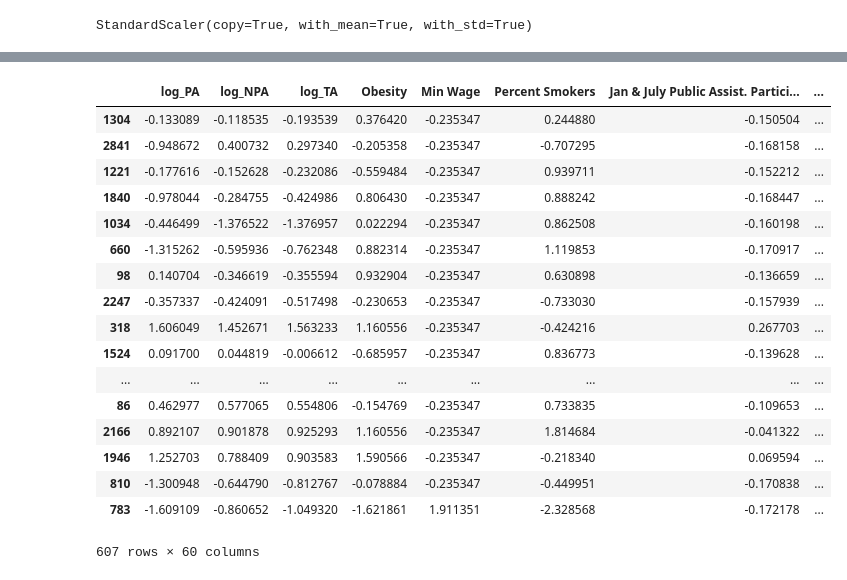
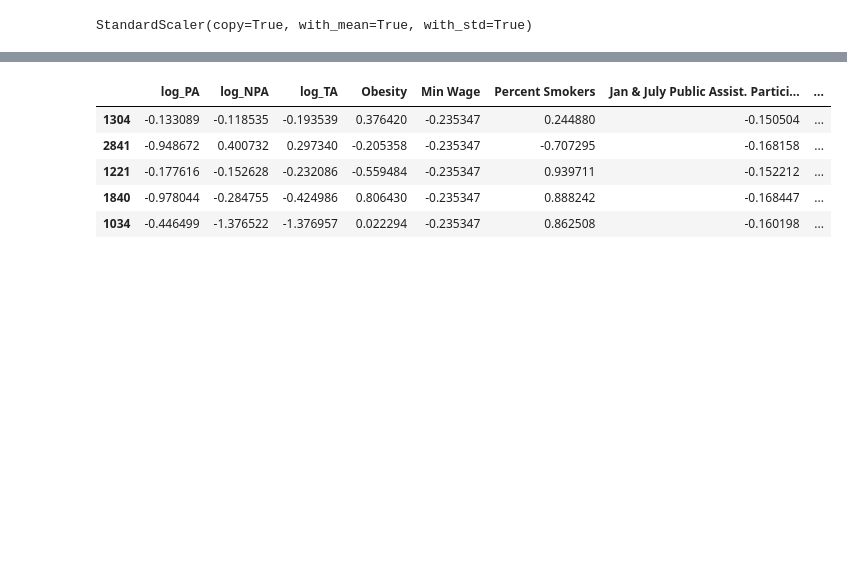
Before and after one commit to aulorbe/Life-Expectancy-In-The-US, a Jupyter notebook: feature_engineering.ipynb, the cells around one changed output, grey strips where cells are left out. Saved outputs shown, nothing was run; the diff lists cells and outputs as text; code cells hidden in the pictures; blank space fills up the shorter version.

```diff
--- a/feature_engineering.ipynb
+++ b/feature_engineering.ipynb
@@ -133,31 +130,19 @@ X_train_final.head()
 # %%
-# Actually creating a new dataframe only containing the scaled x training values (ie x training values w/o dummies)
+# Actually creating a new dataframe only containing the scaled x test values (ie x test values w/o dummies)
 X_test_scaled_no_dummy = pd.DataFrame(scaler.transform(X_test_no_dummy), columns=X_test_no_dummy.columns, index=X_test_no_dummy.index)
 
-# Just getting the dummies from the x training data
+# Just getting the dummies from the x test data
 X_test_only_dums = X_test.iloc[:,10:]
 
-# Joining the non-dummy x training data w/the dummy x training data since we have now scaled everything that needs to be scaled in x training data
+# Joining the non-dummy x test data w/the dummy x test data since we have now scaled everything that needs to be scaled in x test data
 X_test_final = X_test_scaled_no_dummy.join(X_test_only_dums, how='outer').dropna()
 
 # This is what it looks like
-X_test_final
+X_test_final.head()
 # %% [output]
 |  | log_PA | log_NPA | log_TA | Obesity | Min Wage | Percent Smokers | Jan & July Public Assist. Partici... | ... |
 | 1304 | -0.133089 | -0.118535 | -0.193539 | 0.376420 | -0.235347 | 0.244880 | -0.150504 | ... |
 | 2841 | -0.948672 | 0.400732 | 0.297340 | -0.205358 | -0.235347 | -0.707295 | -0.168158 | ... |
 | 1221 | -0.177616 | -0.152628 | -0.232086 | -0.559484 | -0.235347 | 0.939711 | -0.152212 | ... |
 | 1840 | -0.978044 | -0.284755 | -0.424986 | 0.806430 | -0.235347 | 0.888242 | -0.168447 | ... |
 | 1034 | -0.446499 | -1.376522 | -1.376957 | 0.022294 | -0.235347 | 0.862508 | -0.160198 | ... |
-| 660 | -1.315262 | -0.595936 | -0.762348 | 0.882314 | -0.235347 | 1.119853 | -0.170917 | ... |
-| 98 | 0.140704 | -0.346619 | -0.355594 | 0.932904 | -0.235347 | 0.630898 | -0.136659 | ... |
-| 2247 | -0.357337 | -0.424091 | -0.517498 | -0.230653 | -0.235347 | -0.733030 | -0.157939 | ... |
-| 318 | 1.606049 | 1.452671 | 1.563233 | 1.160556 | -0.235347 | -0.424216 | 0.267703 | ... |
-| 1524 | 0.091700 | 0.044819 | -0.006612 | -0.685957 | -0.235347 | 0.836773 | -0.139628 | ... |
-| ... | ... | ... | ... | ... | ... | ... | ... | ... |
-| 86 | 0.462977 | 0.577065 | 0.554806 | -0.154769 | -0.235347 | 0.733835 | -0.109653 | ... |
-| 2166 | 0.892107 | 0.901878 | 0.925293 | 1.160556 | -0.235347 | 1.814684 | -0.041322 | ... |
-| 1946 | 1.252703 | 0.788409 | 0.903583 | 1.590566 | -0.235347 | -0.218340 | 0.069594 | ... |
-| 810 | -1.300948 | -0.644790 | -0.812767 | -0.078884 | -0.235347 | -0.449951 | -0.170838 | ... |
-| 783 | -1.609109 | -0.860652 | -1.049320 | -1.621861 | 1.911351 | -2.328568 | -0.172178 | ... |
-607 rows × 60 columns
```
Also changed, not shown: parts of 37 cells of this notebook.
